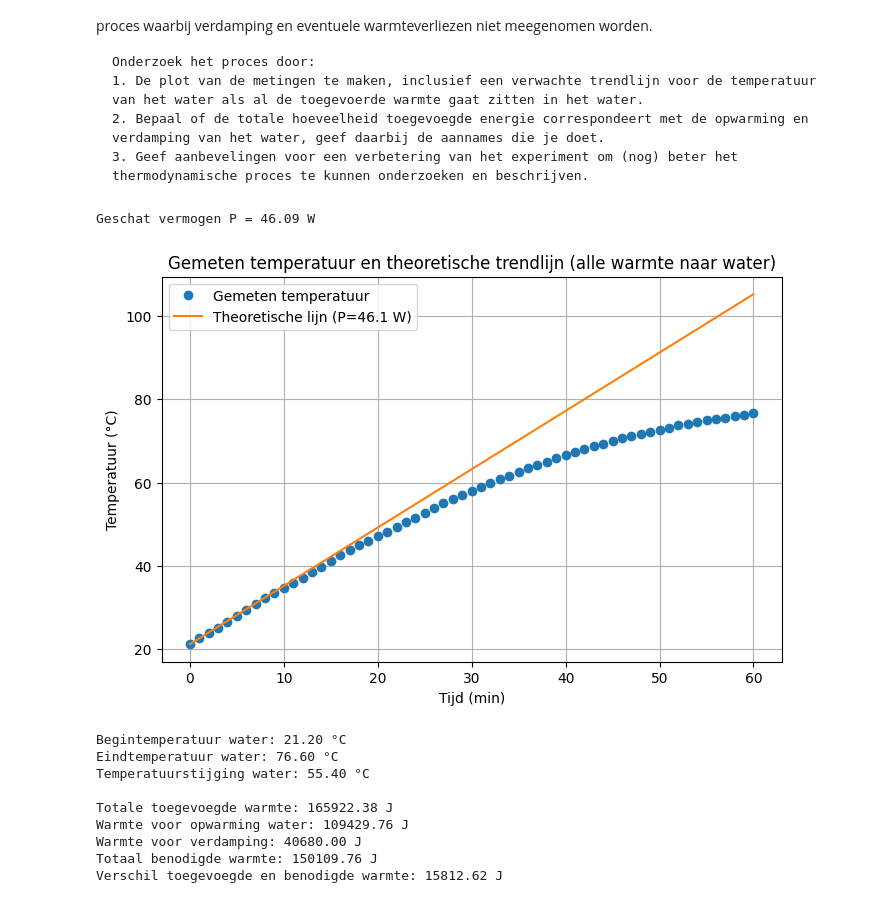
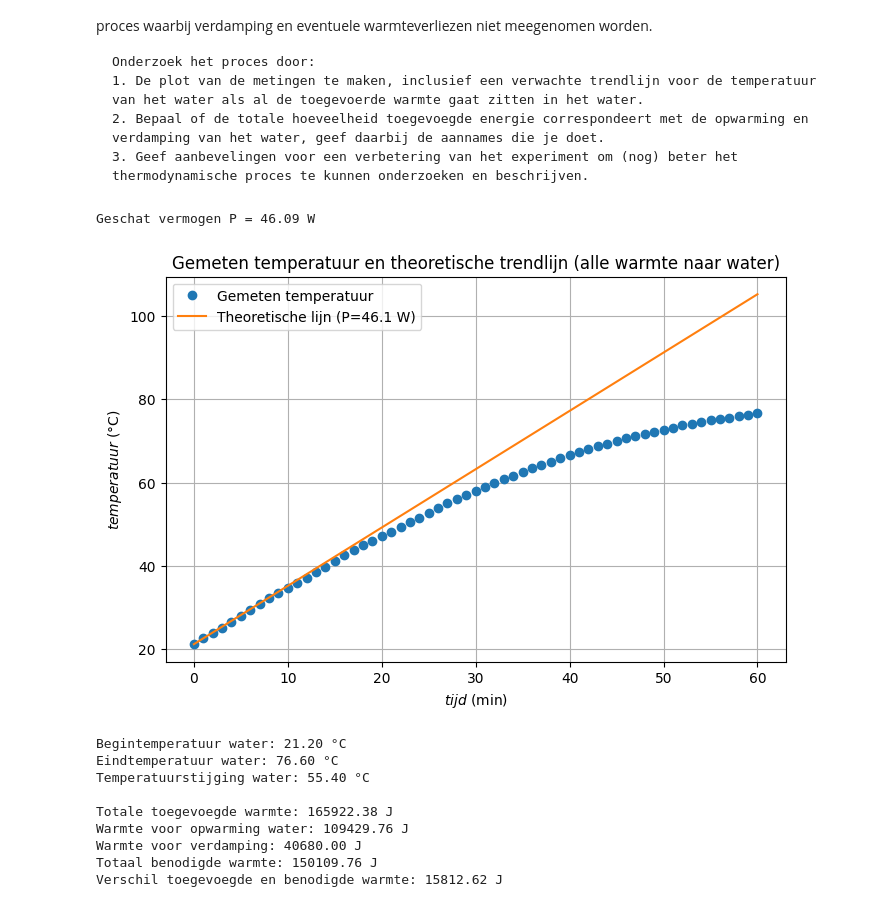
Before and after one commit to WouterAlejandro/IP2_1, a Jupyter notebook: Content/Labs/Verdamping.ipynb, the cells around one changed output. Drawn from its saved outputs; the diff is of its cells as text; code cells hidden in the pictures.

```diff
--- a/Content/Labs/Verdamping.ipynb
+++ b/Content/Labs/Verdamping.ipynb
@@ -30,36 +30,36 @@ m_w1 = m_mw1 - m_mb
 m_w2 = m_mw2 - m_mb
 dm = m_w1 - m_w2
 
 data = np.loadtxt(r"C:\Users\tijnj\OneDrive - Delft University of Technology\TN  25-26\Inleidend practicum 2\IP2_1\Content\Labs\tempmetingen-0203356cbb854ce862d0304505c4ede5.csv", delimiter=';', skiprows=1)
 
 t_min = data[:, 0]
 t = t_min * 60.0
 T = data[:, 1]
 T0 = T[0]
 
 c = 4184.0
 P = None
 
 if P is None:
     coef = np.polyfit(t[:3], T[:3], 1)
     slope = coef[0]
     P = c * m_w1 * slope
     print(f"Geschat vermogen P = {P:.2f} W")
 
 T_exp = T0 + (P / (c * m_w1)) * t
 
 plt.figure(figsize=(8,5))
 plt.plot(t_min, T, 'o', label='Gemeten temperatuur')
 plt.plot(t_min, T_exp, '-', label=f"Theoretische lijn (P={P:.1f} W)")
-plt.xlabel("Tijd (min)")
-plt.ylabel("Temperatuur (°C)")
+plt.xlabel("$tijd$ (min)")
+plt.ylabel("$temperatuur$ (°C)")
 plt.title("Gemeten temperatuur en theoretische trendlijn (alle warmte naar water)")
 plt.legend()
 plt.grid(True)
 plt.show()
 # %% [output]
 Geschat vermogen P = 46.09 W
-[figure, old version]
+[figure, new version]
 # %%
 #2
 
```
Also changed, not shown: 10 other files.
